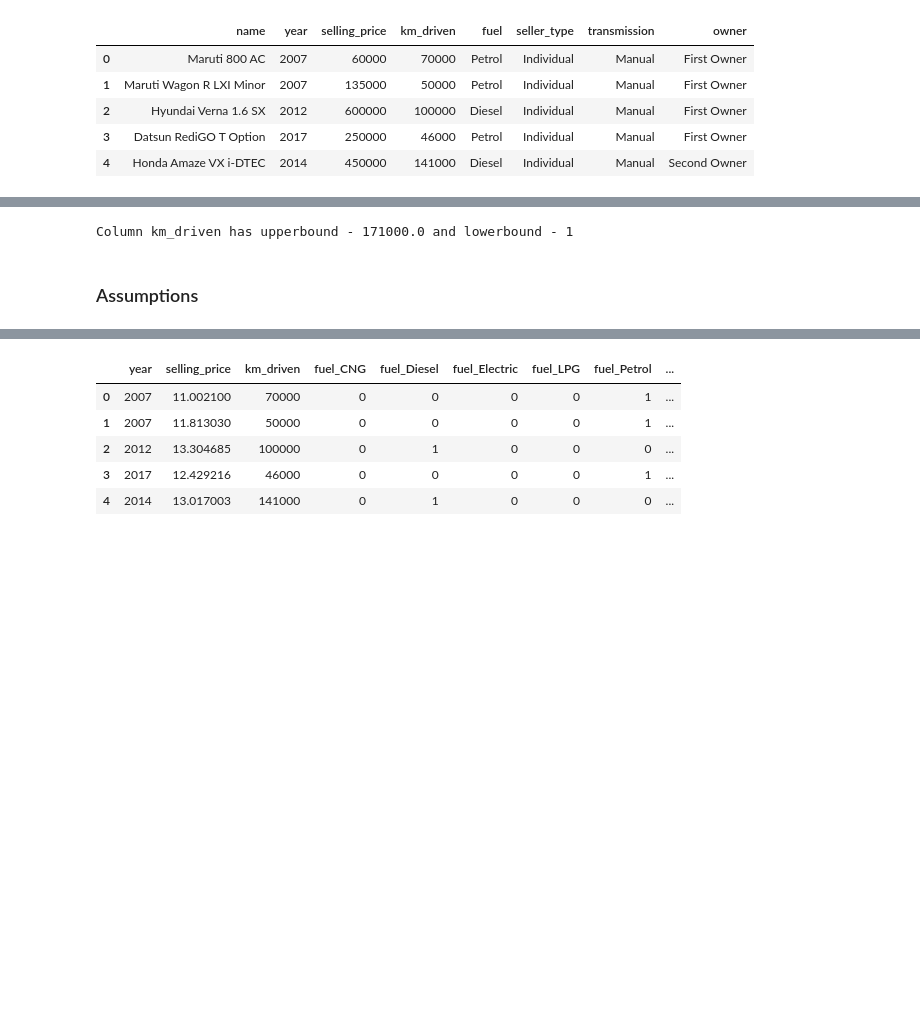
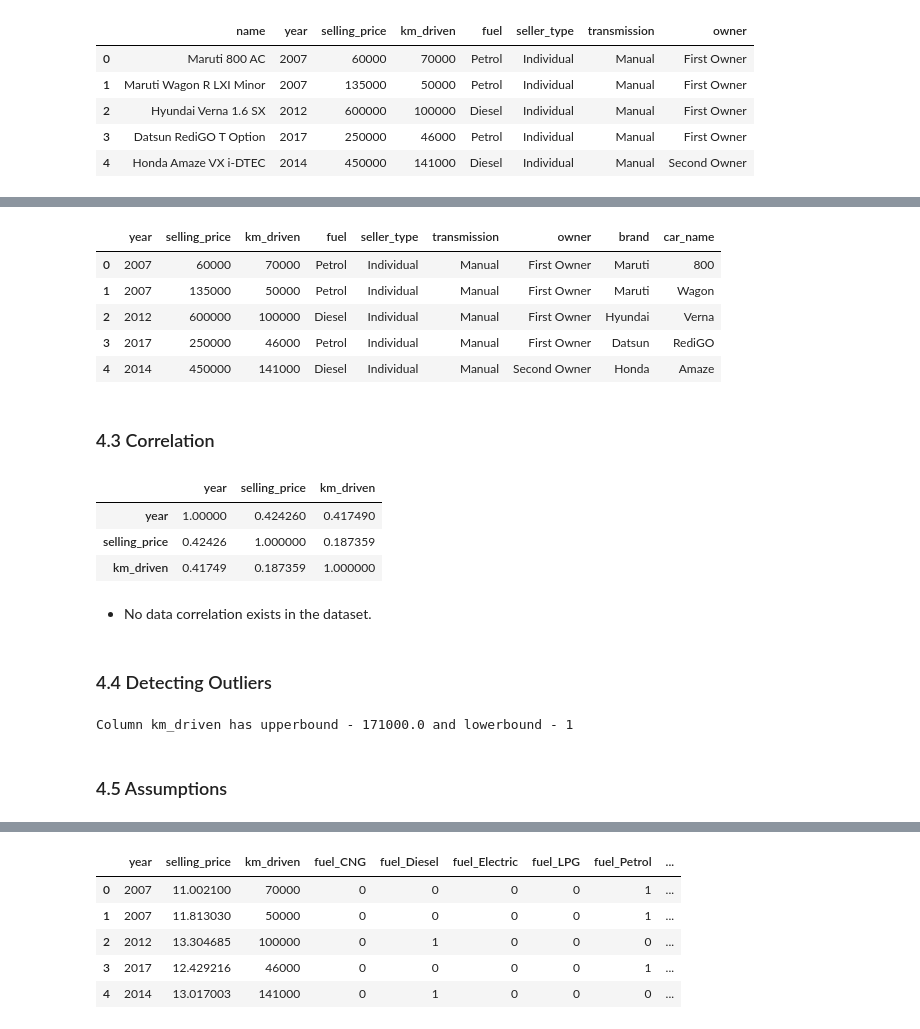
Before and after one commit to babukanagaraj/DataScience, a Jupyter notebook: MachineLearning/CarPrice/model/CarPrice_Prediction.ipynb, the cells around one changed output, grey strips where cells are left out. Saved outputs shown, nothing was run; the diff lists cells and outputs as text; code cells hidden in the pictures; blank space fills up the shorter version.

```diff
--- a/MachineLearning/CarPrice/model/CarPrice_Prediction.ipynb
+++ b/MachineLearning/CarPrice/model/CarPrice_Prediction.ipynb
@@ -169,4 +171,47 @@ data.head()
 | 2 | Hyundai Verna 1.6 SX | 2012 | 600000 | 100000 | Diesel | Individual | Manual | First Owner | Hyundai |
 | 3 | Datsun RediGO T Option | 2017 | 250000 | 46000 | Petrol | Individual | Manual | First Owner | Datsun |
 | 4 | Honda Amaze VX i-DTEC | 2014 | 450000 | 141000 | Diesel | Individual | Manual | Second Owner | Honda |
+# %%
+# Create a new column 'car_name' extracting data from the existing column 'name'
+carname = data['name'].str.split()
+data['car_name'] = [' '.join(name[1:]) for name in carname]
+data.drop('name', axis =1, inplace = True)
+
+carname = data['car_name'].str.split()
+data['car_variant'] = [' '.join(name[1:]) for name in carname]
+#data_1.drop('name', axis =1, inplace = True)
+
+carname = data['car_name'].str.split()
+data['car_name_1'] = [' '.join(name[0:1]) for name in carname]
+#data_1.drop('name', axis =1, inplace = True)
+
+data.drop('car_name', axis =1, inplace = True)
+data.rename(columns = {'car_name_1':'car_name'},inplace=True)
+
+data.drop('car_variant', axis =1, inplace = True)
+data.reset_index(inplace=True)
+data.drop('index', axis = 1, inplace = True)
+data.head()
+# %% [output]
+|  | year | selling_price | km_driven | fuel | seller_type | transmission | owner | brand | car_name |
+| 0 | 2007 | 60000 | 70000 | Petrol | Individual | Manual | First Owner | Maruti | 800 |
+| 1 | 2007 | 135000 | 50000 | Petrol | Individual | Manual | First Owner | Maruti | Wagon |
+| 2 | 2012 | 600000 | 100000 | Diesel | Individual | Manual | First Owner | Hyundai | Verna |
+| 3 | 2017 | 250000 | 46000 | Petrol | Individual | Manual | First Owner | Datsun | RediGO |
+| 4 | 2014 | 450000 | 141000 | Diesel | Individual | Manual | Second Owner | Honda | Amaze |
+# %% [markdown]
+### 4.3 Correlation
+# %%
+# Checking correlation of data. If correlation > 0.8 then drop those columns
+data_corr = data.corr(method='pearson').abs()
+data_corr
+# %% [output]
+|  | year | selling_price | km_driven |
+| year | 1.00000 | 0.424260 | 0.417490 |
+| selling_price | 0.42426 | 1.000000 | 0.187359 |
+| km_driven | 0.41749 | 0.187359 | 1.000000 |
+# %% [markdown]
+- No data correlation exists in the dataset.
+# %% [markdown]
+### 4.4 Detecting Outliers
 # %%
@@ -188,5 +233,5 @@ data_removed_outlier = remove_outlier(data,col_list)
 # %% [output]
 Column km_driven has upperbound - 171000.0 and lowerbound - 1
 # %% [markdown]
-### Assumptions
+### 4.5 Assumptions
 # %%
```
Also changed, not shown: parts of 54 cells of this notebook.
